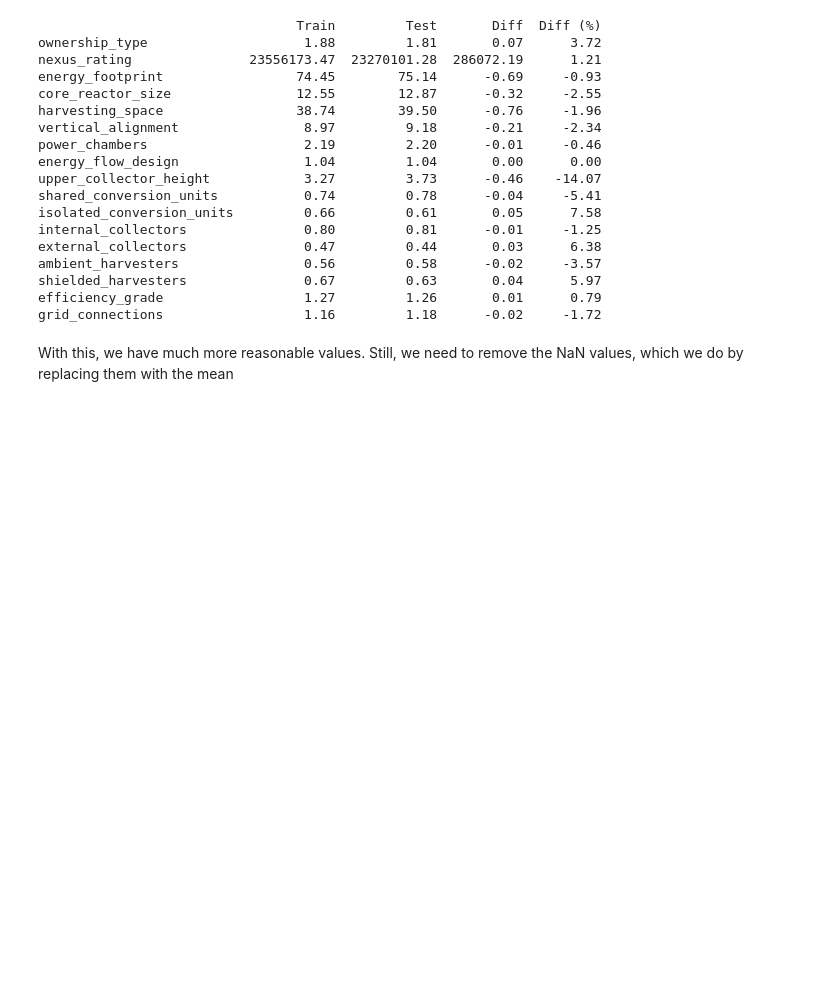
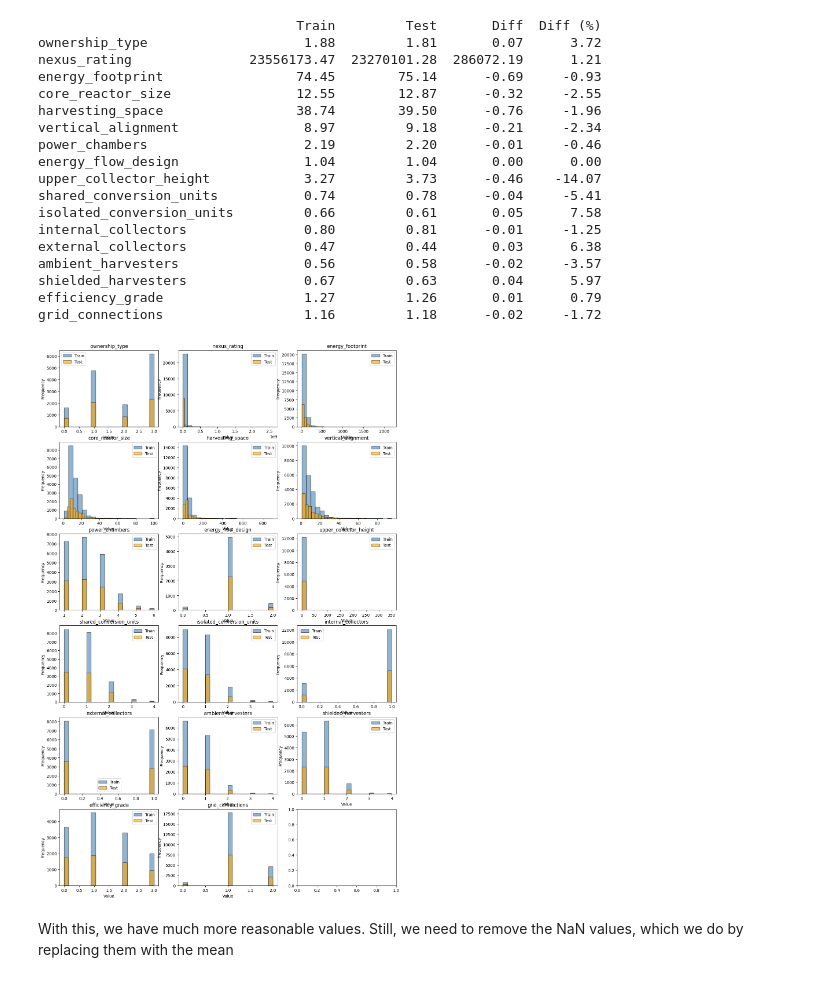
Before and after one commit to flippi321/TDT4172-Introduction-to-Machine-Learning, a Jupyter notebook: Assignment 1/Chapter_1.ipynb, the cells around one changed output. Saved outputs shown, nothing was run; the diff lists cells and outputs as text; code cells hidden in the pictures; blank space fills up the shorter version.

```diff
--- a/Assignment 1/Chapter_1.ipynb
+++ b/Assignment 1/Chapter_1.ipynb
@@ -545,6 +564,10 @@ ambient_harvesters                0.56         0.58      -0.02     -3.57
 shielded_harvesters               0.67         0.63       0.04      5.97
 efficiency_grade                  1.27         1.26       0.01      0.79
 grid_connections                  1.16         1.18      -0.02     -1.72
+# %%
+plot_all_datasets(train, test)
+# %% [output]
+[figure, added]
 # %% [markdown]
 With this, we have much more reasonable values. Still, we need to remove the NaN values, which we do by replacing them with the mean
 # %%
```
Also changed, not shown: parts of 5 cells of this notebook.
